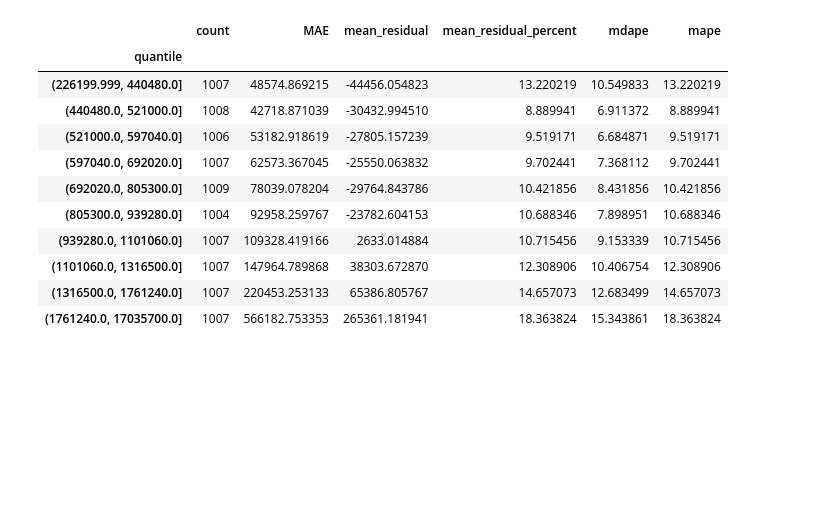
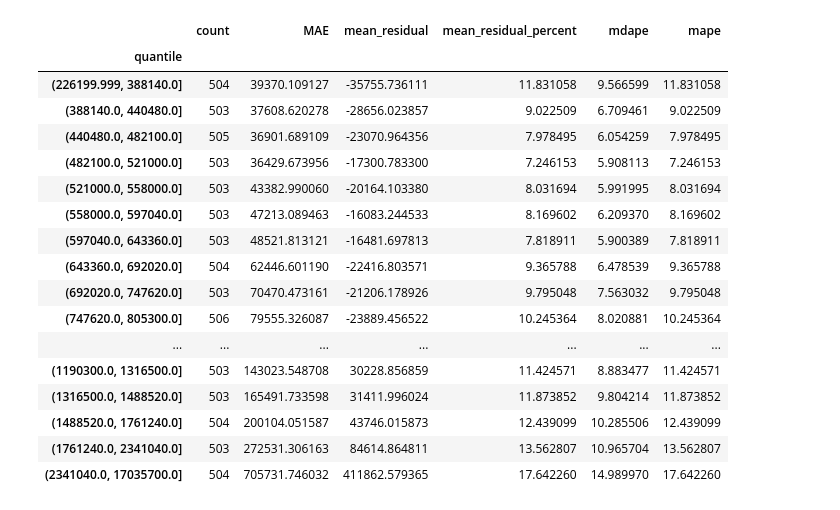
Before and after one commit to Richardhhhg/SSU-Data-Dash, a Jupyter notebook: notebooks/xxbonkxx/models/lightgbm_training.ipynb, the cells around one changed output. Drawn from its saved outputs; the diff is of its cells as text; code cells hidden in the pictures; blank space fills up the shorter version.

```diff
--- a/notebooks/xxbonkxx/models/lightgbm_training.ipynb
+++ b/notebooks/xxbonkxx/models/lightgbm_training.ipynb
@@ -40,15 +40,11 @@ make_features = off_market_features if TRACK == "off_market" else list_aware_fea
 train = listings[listings["date_sold"] < VAL_START]
 val = listings[listings["date_sold"] >= VAL_START]
 
-X_train = make_features(train)
-X_val = make_features(val)
-
 y_train = np.log(train["sold_price"])
 y_val = np.log(val["sold_price"])
-# y_train = train["sold_price"]
-# y_val = val["sold_price"]
 
-print(f"Features: {X_train.columns.tolist()}")
+# Column names only. The matrices are built inside each fold, then again on train and val after tuning.
+print(f"Features: {make_features(train.iloc[:10]).columns.tolist()}")
 print(f"train: {len(train):,} sales up to {VAL_START.date()}")
 print(f"val:   {len(val):,} sales from {VAL_START.date()}")
 # %% [output]
@@ -237,0 +271,16 @@ dtype: float64
+# %%
+# Feature selection
+from feature_selection import select_top_k_features, backward_feature_elimination
+from training_utils import WalkForwardScorer
+
+# Features are chosen on the last FS_MONTHS months of the training set only, each month
+# predicted like `python run.py validate`. The validation months are not touched here.
+fs_folds = walk_forward_folds(train, make_features, TRACK, months=cv_months(FS_MONTHS))
+print("Feature selection months:", ", ".join(str(fold.month) for fold in fs_folds))
+select_on = WalkForwardScorer(fs_folds, fit_model)
+
+print("Feature Importance Scores")
+top_k_features = select_top_k_features(select_on, k=20)
+print("\n")
+print("Backward Feature Elimination")
+selected_features = backward_feature_elimination(select_on)
@@ -237,0 +309,15 @@ dtype: float64
+# %%
+from dataclasses import replace
+selected_folds = [
+    replace(fold, X_train=fold.X_train[selected_features], X_homes=fold.X_homes[selected_features])
+    for fold in folds
+]
+all_features_error = 100 * np.abs(validation.predicted / validation.actual - 1)
+print(f"All {len(validation.X_train.columns)} features: MdAPE {all_features_error.median():.2f}%  "
+      f"MAPE {all_features_error.mean():.2f}%")
+print(f"{len(selected_features)} selected features:")
+selected_validation = walk_forward_validate(listings, make_features, fit_model, TRACK, folds=selected_folds)
+
+# The diagnostics below now show the selected-feature model.
+model, X_train, X_val = selected_validation.model, selected_validation.X_train, selected_validation.X_val
+actual, predicted = selected_validation.actual, selected_validation.predicted
@@ -238,8 +334,6 @@ dtype: float64
 # %%
 import diagnostics
 
-actual = val["sold_price"]
-
 diagnostics.plot_residuals_vs_actual(actual, predicted)
 diagnostics.plot_predicted_vs_actual(actual, predicted)
 # %% [output]
@@ -295,34 +389,40 @@ plot_residuals_by_feature(X_val, actual, predicted)
 # %%
 def evaluate_by_quantile(y_true, y_pred, n_bins=10):
     df = pd.DataFrame({
         "actual": y_true,
         "predicted": y_pred
     })
     df["quantile"] = pd.qcut(
         df["actual"], q=n_bins, duplicates="drop"
     )
     df["residual"] = df["actual"] - df["predicted"]
     df["residual_percent"] = 100 * np.abs(df["residual"]) / df["actual"]
     return df.groupby("quantile", observed=True).agg(
         count=("actual", "size"),
         MAE=("residual", lambda x: x.abs().mean()),
         mean_residual=("residual", "mean"),
         mean_residual_percent=("residual_percent", "mean"),
         mdape=("residual_percent", lambda x: np.median(np.abs(x))),
         mape=("residual_percent", lambda x: np.mean(np.abs(x)))
     )
 
-evaluate_by_quantile(actual, predicted, n_bins=10)
+evaluate_by_quantile(actual, predicted, n_bins=20)
 # %% [output]
 |  | count | MAE | mean_residual | mean_residual_percent | mdape | mape |
 | quantile |  |  |  |  |  |  |
-| (226199.999, 440480.0] | 1007 | 48574.869215 | -44456.054823 | 13.220219 | 10.549833 | 13.220219 |
-| (440480.0, 521000.0] | 1008 | 42718.871039 | -30432.994510 | 8.889941 | 6.911372 | 8.889941 |
-| (521000.0, 597040.0] | 1006 | 53182.918619 | -27805.157239 | 9.519171 | 6.684871 | 9.519171 |
-| (597040.0, 692020.0] | 1007 | 62573.367045 | -25550.063832 | 9.702441 | 7.368112 | 9.702441 |
-| (692020.0, 805300.0] | 1009 | 78039.078204 | -29764.843786 | 10.421856 | 8.431856 | 10.421856 |
-| (805300.0, 939280.0] | 1004 | 92958.259767 | -23782.604153 | 10.688346 | 7.898951 | 10.688346 |
-| (939280.0, 1101060.0] | 1007 | 109328.419166 | 2633.014884 | 10.715456 | 9.153339 | 10.715456 |
-| (1101060.0, 1316500.0] | 1007 | 147964.789868 | 38303.672870 | 12.308906 | 10.406754 | 12.308906 |
-| (1316500.0, 1761240.0] | 1007 | 220453.253133 | 65386.805767 | 14.657073 | 12.683499 | 14.657073 |
-| (1761240.0, 17035700.0] | 1007 | 566182.753353 | 265361.181941 | 18.363824 | 15.343861 | 18.363824 |
+| (226199.999, 388140.0] | 504 | 39370.109127 | -35755.736111 | 11.831058 | 9.566599 | 11.831058 |
+| (388140.0, 440480.0] | 503 | 37608.620278 | -28656.023857 | 9.022509 | 6.709461 | 9.022509 |
+| (440480.0, 482100.0] | 505 | 36901.689109 | -23070.964356 | 7.978495 | 6.054259 | 7.978495 |
+| (482100.0, 521000.0] | 503 | 36429.673956 | -17300.783300 | 7.246153 | 5.908113 | 7.246153 |
+| (521000.0, 558000.0] | 503 | 43382.990060 | -20164.103380 | 8.031694 | 5.991995 | 8.031694 |
+| (558000.0, 597040.0] | 503 | 47213.089463 | -16083.244533 | 8.169602 | 6.209370 | 8.169602 |
+| (597040.0, 643360.0] | 503 | 48521.813121 | -16481.697813 | 7.818911 | 5.900389 | 7.818911 |
+| (643360.0, 692020.0] | 504 | 62446.601190 | -22416.803571 | 9.365788 | 6.478539 | 9.365788 |
+| (692020.0, 747620.0] | 503 | 70470.473161 | -21206.178926 | 9.795048 | 7.563032 | 9.795048 |
+| (747620.0, 805300.0] | 506 | 79555.326087 | -23889.456522 | 10.245364 | 8.020881 | 10.245364 |
+| ... | ... | ... | ... | ... | ... | ... |
+| (1190300.0, 1316500.0] | 503 | 143023.548708 | 30228.856859 | 11.424571 | 8.883477 | 11.424571 |
+| (1316500.0, 1488520.0] | 503 | 165491.733598 | 31411.996024 | 11.873852 | 9.804214 | 11.873852 |
+| (1488520.0, 1761240.0] | 504 | 200104.051587 | 43746.015873 | 12.439099 | 10.285506 | 12.439099 |
+| (1761240.0, 2341040.0] | 503 | 272531.306163 | 84614.864811 | 13.562807 | 10.965704 | 13.562807 |
+| (2341040.0, 17035700.0] | 504 | 705731.746032 | 411862.579365 | 17.642260 | 14.989970 | 17.642260 |
```
Also changed, not shown: parts of 12 cells of this notebook, 5 other files.
